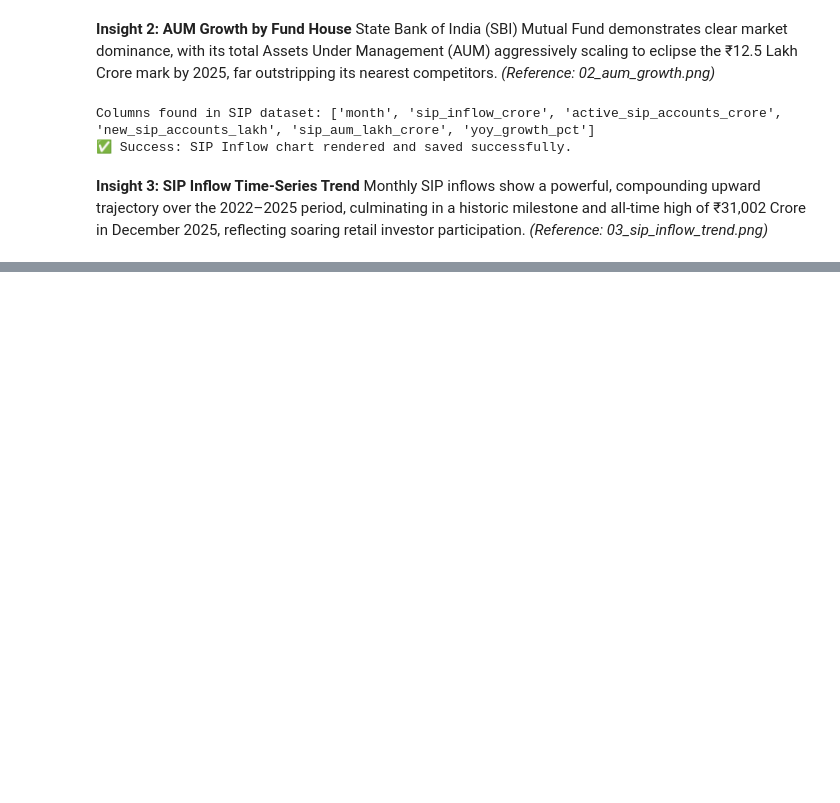
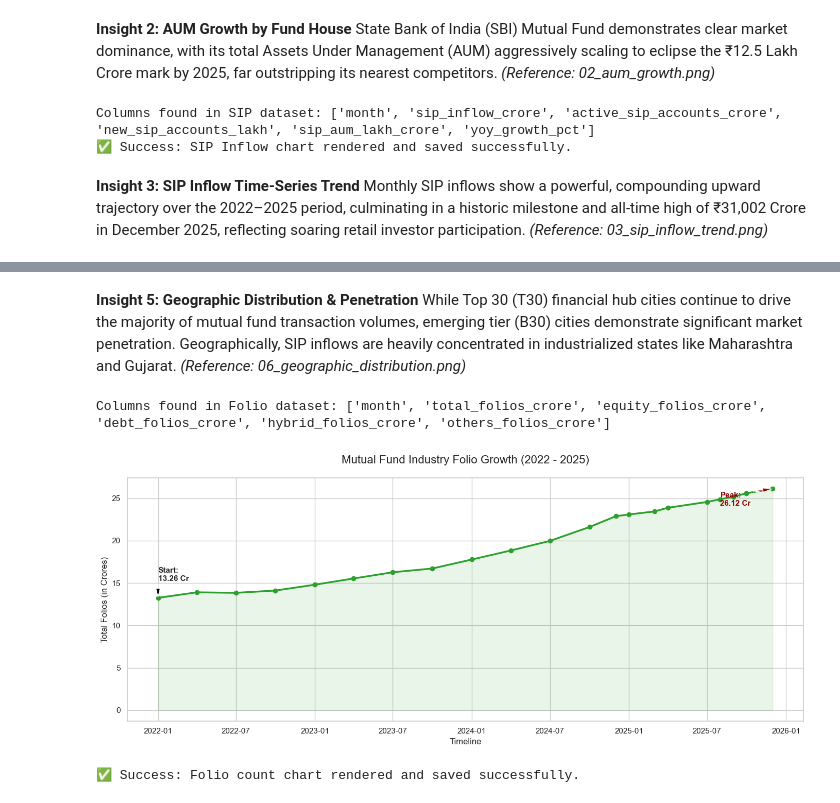
Before and after one commit to Utkrisht2004/bluestock_mf_capstone, a Jupyter notebook: notebooks/03_eda_analysis.ipynb, the cells around one changed output, grey strips where cells are left out. Drawn from its saved outputs; the diff is of its cells as text; code cells hidden in the pictures; blank space fills up the shorter version.

```diff
--- a/notebooks/03_eda_analysis.ipynb
+++ b/notebooks/03_eda_analysis.ipynb
@@ -263,0 +433,75 @@ except Exception as e:
+# %% [markdown]
+**Insight 5: Geographic Distribution & Penetration**
+While Top 30 (T30) financial hub cities continue to drive the majority of mutual fund transaction volumes, emerging tier (B30) cities demonstrate significant market penetration. Geographically, SIP inflows are heavily concentrated in industrialized states like Maharashtra and Gujarat. *(Reference: 06_geographic_distribution.png)*
+# %%
+# Cell 8: Industry Folio Count Growth (2022 - 2025)
+import pandas as pd
+import matplotlib.pyplot as plt
+import seaborn as sns
+
+folio_path = "../data/raw/06_industry_folio_count.csv"
+output_dir = "../reports/charts"
+
+try:
+    # 1. Load data and find columns dynamically
+    df_folio = pd.read_csv(folio_path)
+    print("Columns found in Folio dataset:", df_folio.columns.tolist())
+
+    date_col = [c for c in df_folio.columns if 'date' in c.lower() or 'month' in c.lower()][0]
+    count_col = [c for c in df_folio.columns if 'folio' in c.lower() or 'count' in c.lower()][0]
+
+    # 2. Parse dates and sort
+    df_folio['parsed_date'] = pd.to_datetime(df_folio[date_col])
+    df_folio = df_folio.sort_values('parsed_date')
+
+    # 3. Setup canvas
+    plt.figure(figsize=(14, 6))
+    sns.set_theme(style="whitegrid")
+
+    # 4. Plot line and fill area under the curve for visual impact
+    plt.plot(df_folio['parsed_date'], df_folio[count_col], marker='o', color='#2ca02c', linewidth=2.5)
+    plt.fill_between(df_folio['parsed_date'], df_folio[count_col], color='#2ca02c', alpha=0.1)
+
+    # 5. Formatting
+    plt.title('Mutual Fund Industry Folio Growth (2022 - 2025)', fontsize=16, pad=20)
+    plt.xlabel('Timeline', fontsize=12)
+    plt.ylabel('Total Folios (in Crores)', fontsize=12)
+
+    # 6. Dynamically annotate the Start and End milestones
+    start_date = df_folio['parsed_date'].iloc[0]
+    start_val = df_folio[count_col].iloc[0]
+
+    end_date = df_folio['parsed_date'].iloc[-1]
+    end_val = df_folio[count_col].iloc[-1]
+
+    # Starting point annotation
+    plt.annotate(
+        f'Start:\n{start_val:.2f} Cr',
+        xy=(start_date, start_val),
+        xytext=(start_date, start_val + 2),
+        arrowprops=dict(facecolor='black', shrink=0.05, width=1.5, headwidth=6),
+        fontsize=11, fontweight='bold'
+    )
+
+    # Ending peak annotation
+    plt.annotate(
+        f'Peak:\n{end_val:.2f} Cr',
+        xy=(end_date, end_val),
+        xytext=(end_date - pd.DateOffset(months=4), end_val - 2),
+        arrowprops=dict(facecolor='darkred', shrink=0.05, width=1.5, headwidth=6),
+        fontsize=11, fontweight='bold', color='darkred'
+    )
+
+    # 7. Save and show
+    plt.tight_layout()
+    plt.savefig(f"{output_dir}/07_folio_count_growth.png", dpi=300)
+    plt.show()
+
+    print("✅ Success: Folio count chart rendered and saved successfully.")
+
+except Exception as e:
+    print(f"❌ An error occurred: {e}")
+# %% [output]
+Columns found in Folio dataset: ['month', 'total_folios_crore', 'equity_folios_crore', 'debt_folios_crore', 'hybrid_folios_crore', 'others_folios_crore']
+[figure, added]
+✅ Success: Folio count chart rendered and saved successfully.
```
Also changed, not shown: parts of 9 cells of this notebook.
